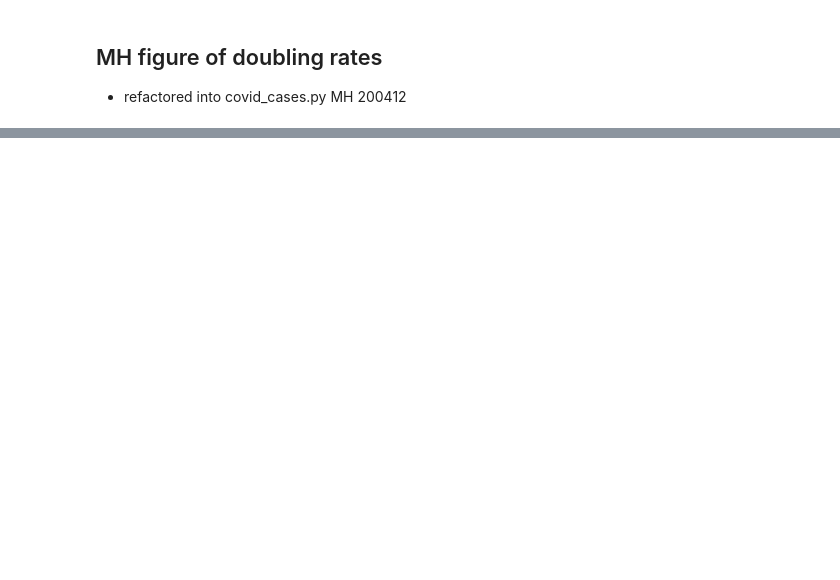
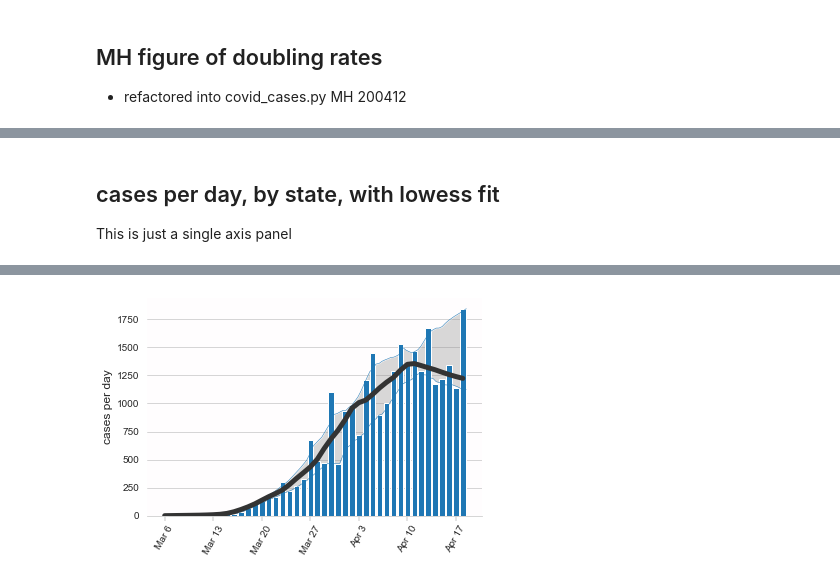
Before and after one commit to histed/DC-area-coronavirus-tracking, a Jupyter notebook: 200410-MH-HG-Covidtracking-v2.ipynb, the cells around one changed output, grey strips where cells are left out. Saved outputs shown, nothing was run; the diff lists cells and outputs as text; code cells hidden in the pictures; blank space fills up the shorter version.

Commit message:
MH: 4/17 update with a a bunch of refactoring, to make some WI plots

```diff
--- a/200410-MH-HG-Covidtracking-v2.ipynb
+++ b/200410-MH-HG-Covidtracking-v2.ipynb
@@ -248,0 +251,23 @@ plotd.fig_increment(doSave=True, yname='deaths', title_str='Deaths reported per
+# %% [markdown]
+## cases per day, by state, with lowess fit
+
+This is just a single axis panel
+# %%
+%pdb on
+stateL = ['WI','IL']
+nbootreps=100
+
+paramsD.loc['WI',:] = pd.Series({'color':r_[sns.color_palette()[6]], 'fullname': 'Wisconsin'})
+paramsD.loc['IL',:] = pd.Series({'color':r_[sns.color_palette()[8]], 'fullname': 'Illinois'})
+#display(paramsD)
+for state in stateL:
+    xs, ys, dtV = cvd.df_to_plotdata(df, state, is_cases=True)
+    paramsD.loc[state,'plot_data'] = [{'xs':xs, 'ys':ys, 'dtV': dtV}]
+display(paramsD)
+
+plotd = cvd.PlotDoubling(params=paramsD, stateList=stateL, smoothSpan=13)
+
+
+plotd.plot_increment('IL', doFit=True, nbootreps=nbootreps, color=sns.color_palette()[0])
+#plotd.fig_increment(doSave=True, yname='deaths', title_str='Deaths reported per day, Mid-Atlantic')
+# %% [output]
@@ -248,0 +284 @@ plotd.fig_increment(doSave=True, yname='deaths', title_str='Deaths reported per
+[figure, added]
```
Also changed, not shown: parts of 13 cells of this notebook, 11 other files.
